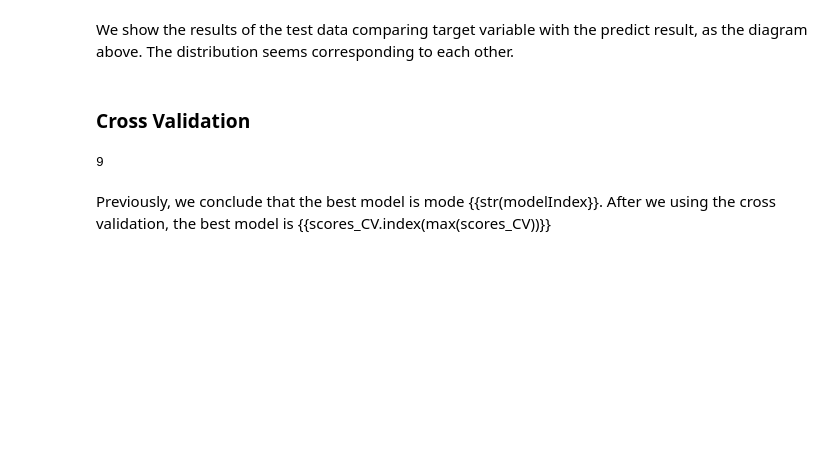
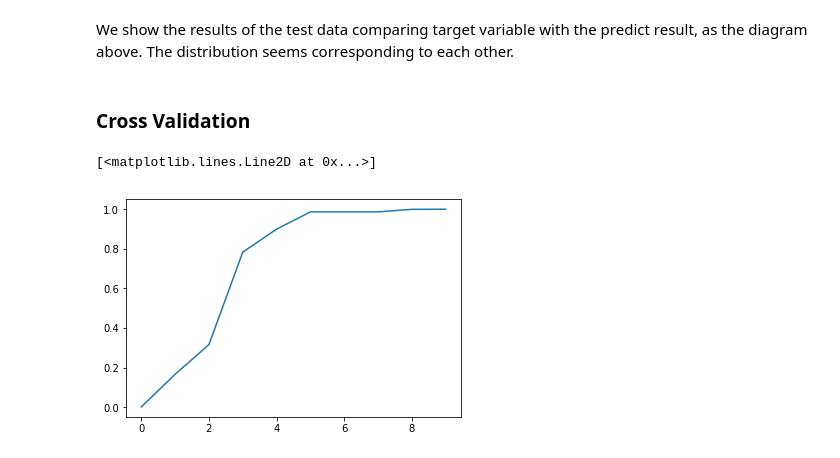
Before and after one commit to PinHoWang/NEU_INFO6105, a Jupyter notebook: Assignment2/Assignment2-PartA.ipynb, the cells around one changed output. Cells and saved outputs as stored; diff of their text form; code cells hidden in the pictures; blank space fills up the shorter version.

```diff
--- a/Assignment2/Assignment2-PartA.ipynb
+++ b/Assignment2/Assignment2-PartA.ipynb
@@ -914,9 +880,10 @@ def buildLRModelCV(f):
     return scores_CV
 # %%
 scores_CV = buildLRModelCV(features)
+# %%
+plt.plot(scores_CV)
+# %% [output]
+[<matplotlib.lines.Line2D at 0x...>]
+[figure, added]
 # %%
-scores_CV.index(max(scores_CV))
+modelIndex_CV = scores_CV.index(max(scores_CV))
-# %% [output]
-9
-# %% [markdown]
-Previously, we conclude that the best model is mode {{str(modelIndex}}. After we using the cross validation, the best model is {{scores_CV.index(max(scores_CV))}}
```
Also changed, not shown: parts of 28 cells of this notebook, 1 other file.
